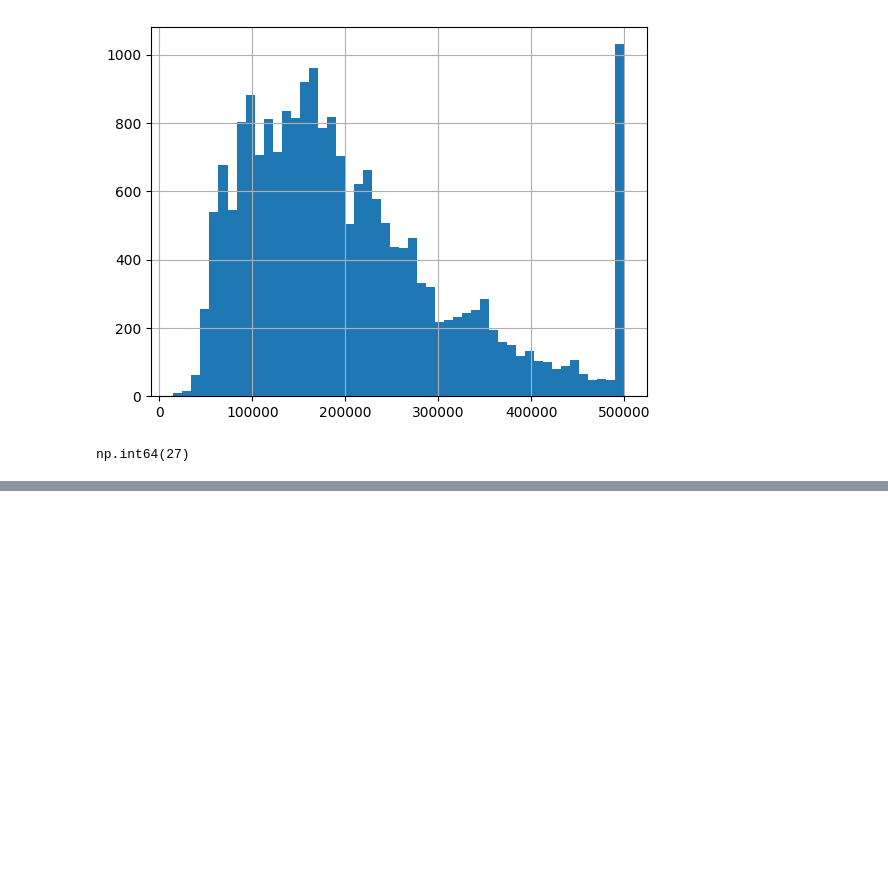
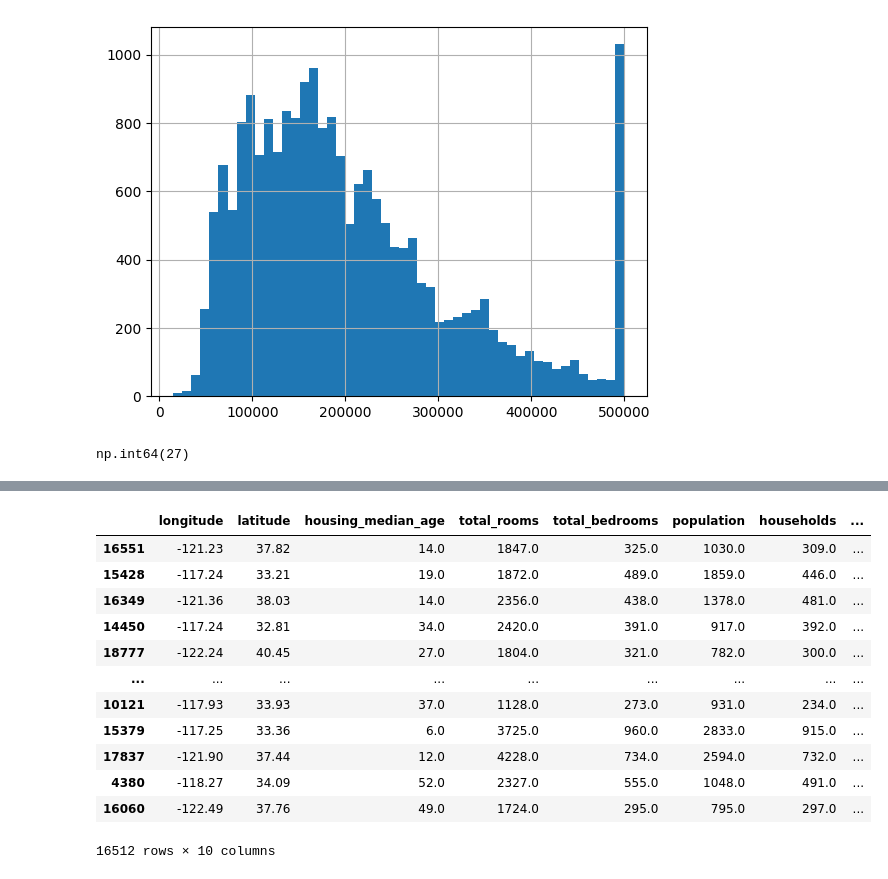
Before and after one commit to Abhishekkange/Machine-Learning, a Jupyter notebook: Machine Learning/revision/1.data_visualization.ipynb, the cells around one changed output, grey strips where cells are left out. Drawn from its saved outputs; the diff is of its cells as text; code cells hidden in the pictures; blank space fills up the shorter version.

```diff
--- a/Machine Learning/revision/1.data_visualization.ipynb
+++ b/Machine Learning/revision/1.data_visualization.ipynb
@@ -104,2 +104,22 @@ plt.scatter(x=df["longitude"],y=df["latitude"])
 # %%
 plt.scatter(x=df["median_income"],y=df["median_house_value"])
+# %%
+from sklearn.model_selection import train_test_split
+
+train_set, test_set = train_test_split(df, test_size=0.2)
+# %%
+train_set
+# %% [output]
+|  | longitude | latitude | housing_median_age | total_rooms | total_bedrooms | population | households | ... |
+| 16551 | -121.23 | 37.82 | 14.0 | 1847.0 | 325.0 | 1030.0 | 309.0 | ... |
+| 15428 | -117.24 | 33.21 | 19.0 | 1872.0 | 489.0 | 1859.0 | 446.0 | ... |
+| 16349 | -121.36 | 38.03 | 14.0 | 2356.0 | 438.0 | 1378.0 | 481.0 | ... |
+| 14450 | -117.24 | 32.81 | 34.0 | 2420.0 | 391.0 | 917.0 | 392.0 | ... |
+| 18777 | -122.24 | 40.45 | 27.0 | 1804.0 | 321.0 | 782.0 | 300.0 | ... |
+| ... | ... | ... | ... | ... | ... | ... | ... | ... |
+| 10121 | -117.93 | 33.93 | 37.0 | 1128.0 | 273.0 | 931.0 | 234.0 | ... |
+| 15379 | -117.25 | 33.36 | 6.0 | 3725.0 | 960.0 | 2833.0 | 915.0 | ... |
+| 17837 | -121.90 | 37.44 | 12.0 | 4228.0 | 734.0 | 2594.0 | 732.0 | ... |
+| 4380 | -118.27 | 34.09 | 52.0 | 2327.0 | 555.0 | 1048.0 | 491.0 | ... |
+| 16060 | -122.49 | 37.76 | 49.0 | 1724.0 | 295.0 | 795.0 | 297.0 | ... |
+16512 rows × 10 columns
```
Also changed, not shown: parts of 1 cell of this notebook, 14 other files.
